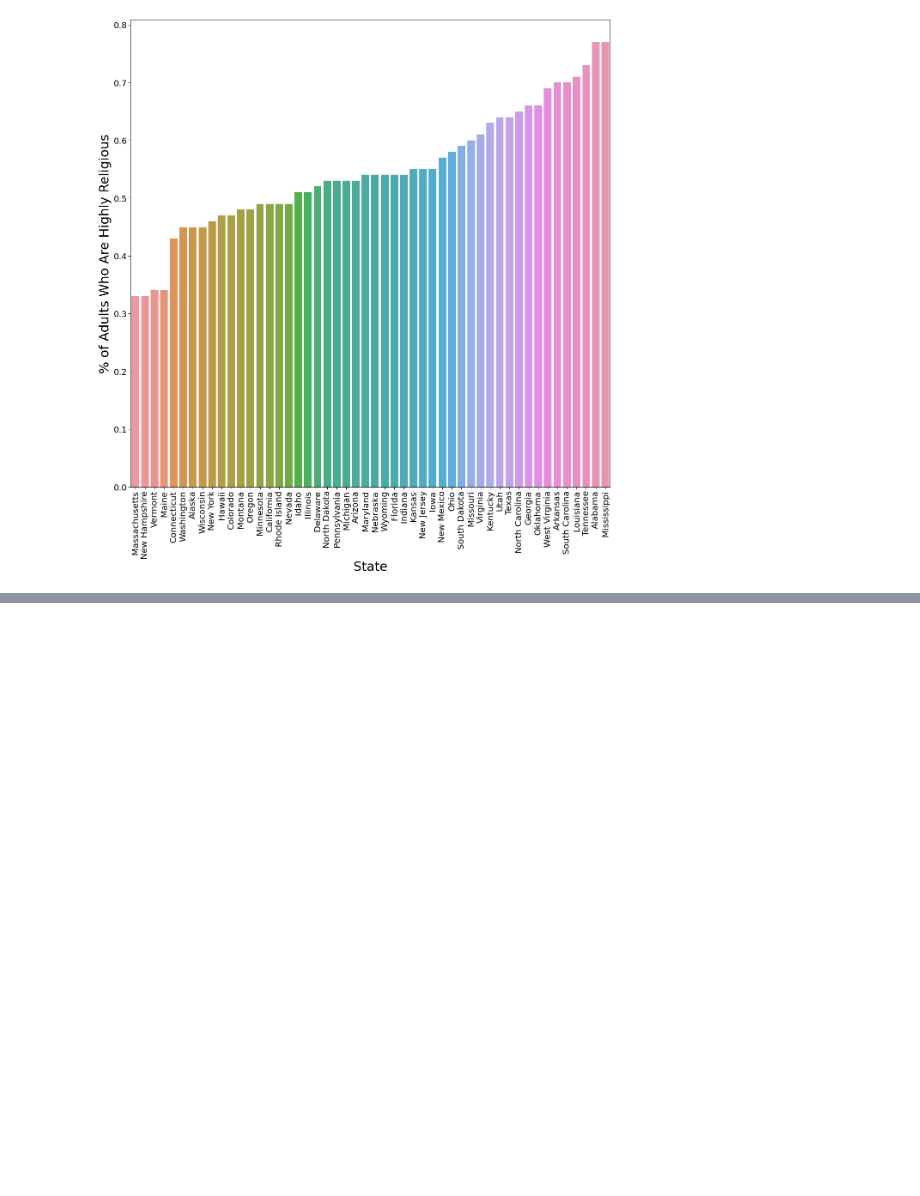
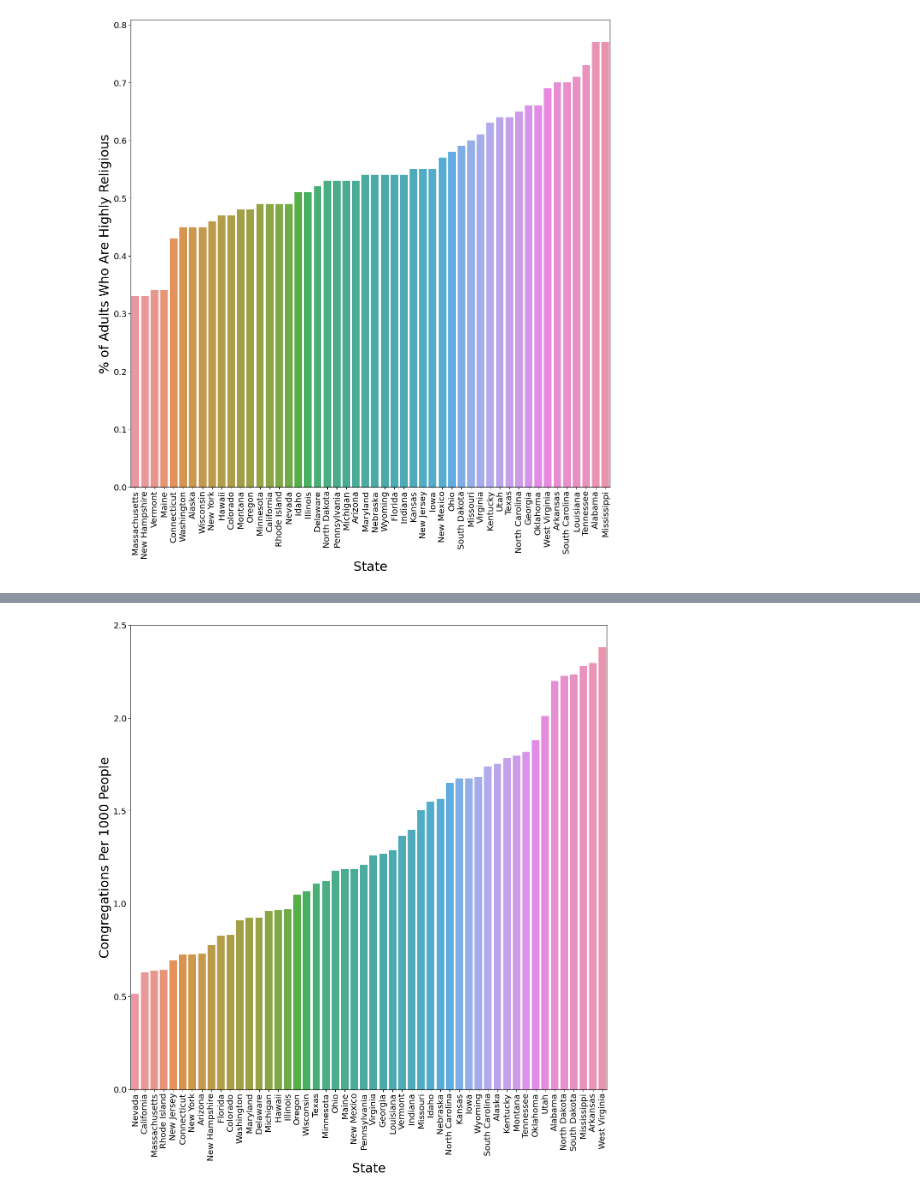
Before and after one commit to kirakirakira/Code-Louisville-Data-Science-Project, a Jupyter notebook: Education and Religion.ipynb, the cells around one changed output, grey strips where cells are left out. Cells and saved outputs as stored; diff of their text form; code cells hidden in the pictures; blank space fills up the shorter version.

Commit message:
lots of plots

```diff
--- a/Education and Religion.ipynb
+++ b/Education and Religion.ipynb
@@ -280,0 +240,11 @@ all_df
+# %%
+# Congregations per 1000 people
+
+all_df['Congregations Per 1000 People'] = (all_df['Total Number of Congregations']/ all_df['Estimated Population']) * 1000
+
+# Colleges, Universities, and Professional Schools per 1000 people
+
+all_df['Universities per 1000 People'] = ((all_df['Colleges, Universities, and Professional Schools'] + all_df['Junior Colleges'] + all_df['Fine Arts Schools'] + all_df['Other Technical and Trade Schools'])/ all_df['Estimated Population']) * 1000
+
+df3 = all_df.sort_values('Congregations Per 1000 People')
+df3
@@ -281,14 +269,16 @@ all_df
 # %%
 import seaborn as sns
 
 sns.set_context('paper')
 
 plt.figure(figsize=(20, 20))
 
-b = sns.barplot(x="State", y = "Congregations Per Capita", data = df2)
+b = sns.barplot(x="State", y = "Congregations Per 1000 People", data = df3)
 plt.xticks(rotation=90, fontsize=20)
 plt.yticks(fontsize=20)
 b.set_xlabel("State", fontsize=30)
-b.set_ylabel("Congregations Per Capita", fontsize=30)
+b.set_ylabel("Congregations Per 1000 People", fontsize=30)
 
 plt.show()
+# %% [output]
+[figure, added]
```
Also changed, not shown: parts of 11 cells of this notebook, 2 other files.
